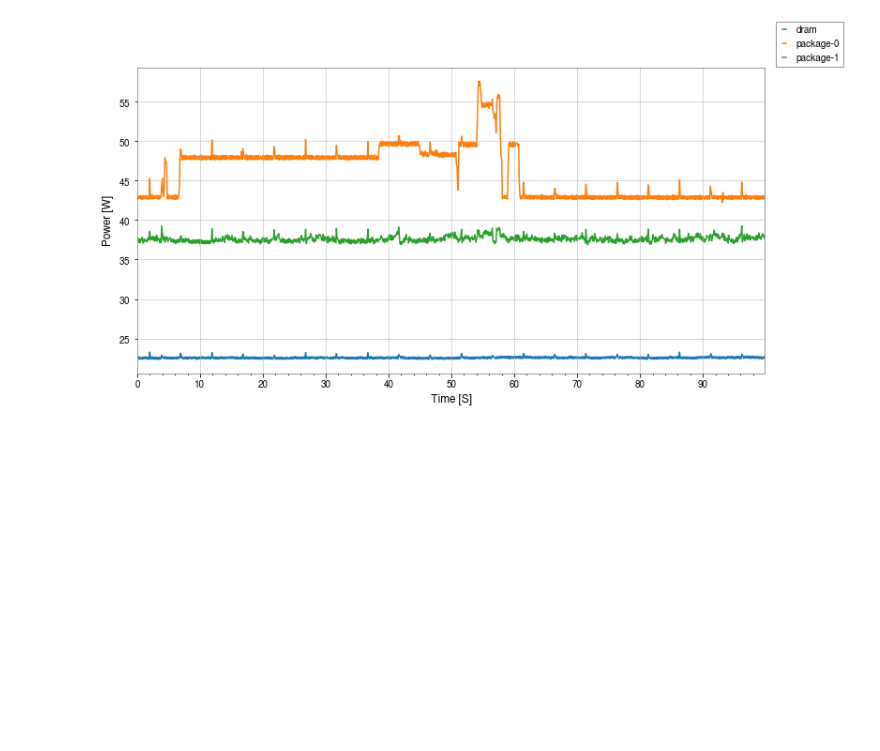
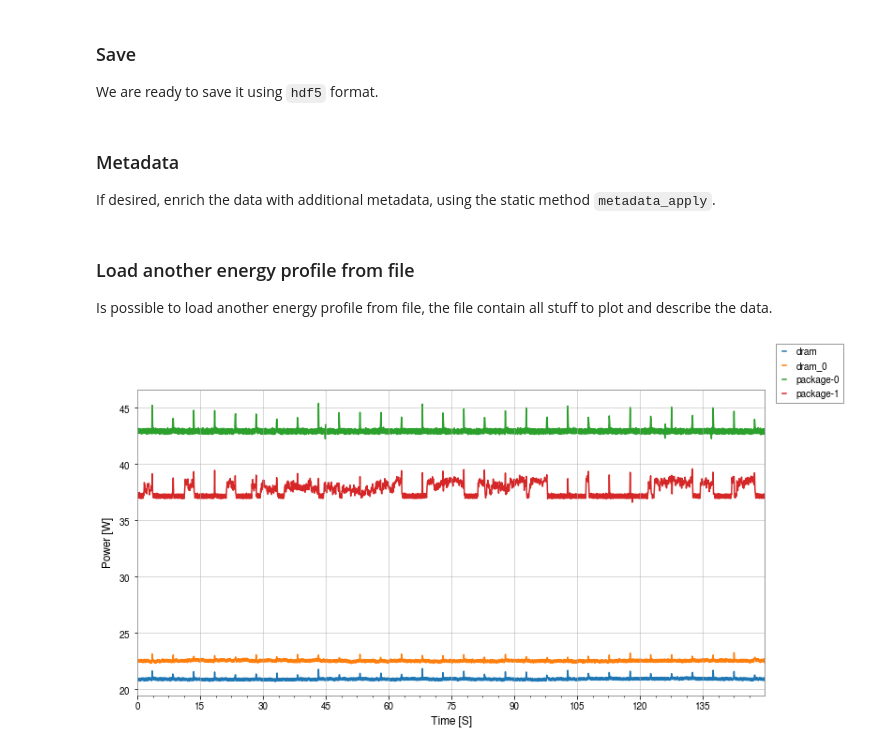
Before and after one commit to NiccoloTosato/PowerProfile, a Jupyter notebook: howto.ipynb, the cells around one changed output. Saved outputs shown, nothing was run; the diff lists cells and outputs as text; code cells hidden in the pictures; blank space fills up the shorter version.

```diff
--- a/howto.ipynb
+++ b/howto.ipynb
@@ -15 +45,4 @@ profiler.plot()
+# %% [markdown]
+### Save
+We are ready to save it using `hdf5` format.
 # %%
@@ -17 +50,4 @@ profiler.save("Stream_serial.hdf5")
+# %% [markdown]
+### Metadata
+If desired, enrich the data with additional metadata, using the static method `metadata_apply`.
 # %%
@@ -28,6 +65,9 @@ profiler.metadata_apply("Stream_serial.hdf5",metadata)
+# %% [markdown]
+### Load another energy profile from file
+Is possible to load another energy profile from file, the file contain all stuff to plot and describe the data.
 # %%
 profiler=Profiler()
-profiler.load_profile("bench.hdf5")
+profiler.load_profile("thin007_idle.hdf5")
 profiler.plot()
 # %% [output]
-[figure, old version]
+[figure, new version]
```
Also changed, not shown: parts of 9 cells of this notebook.
